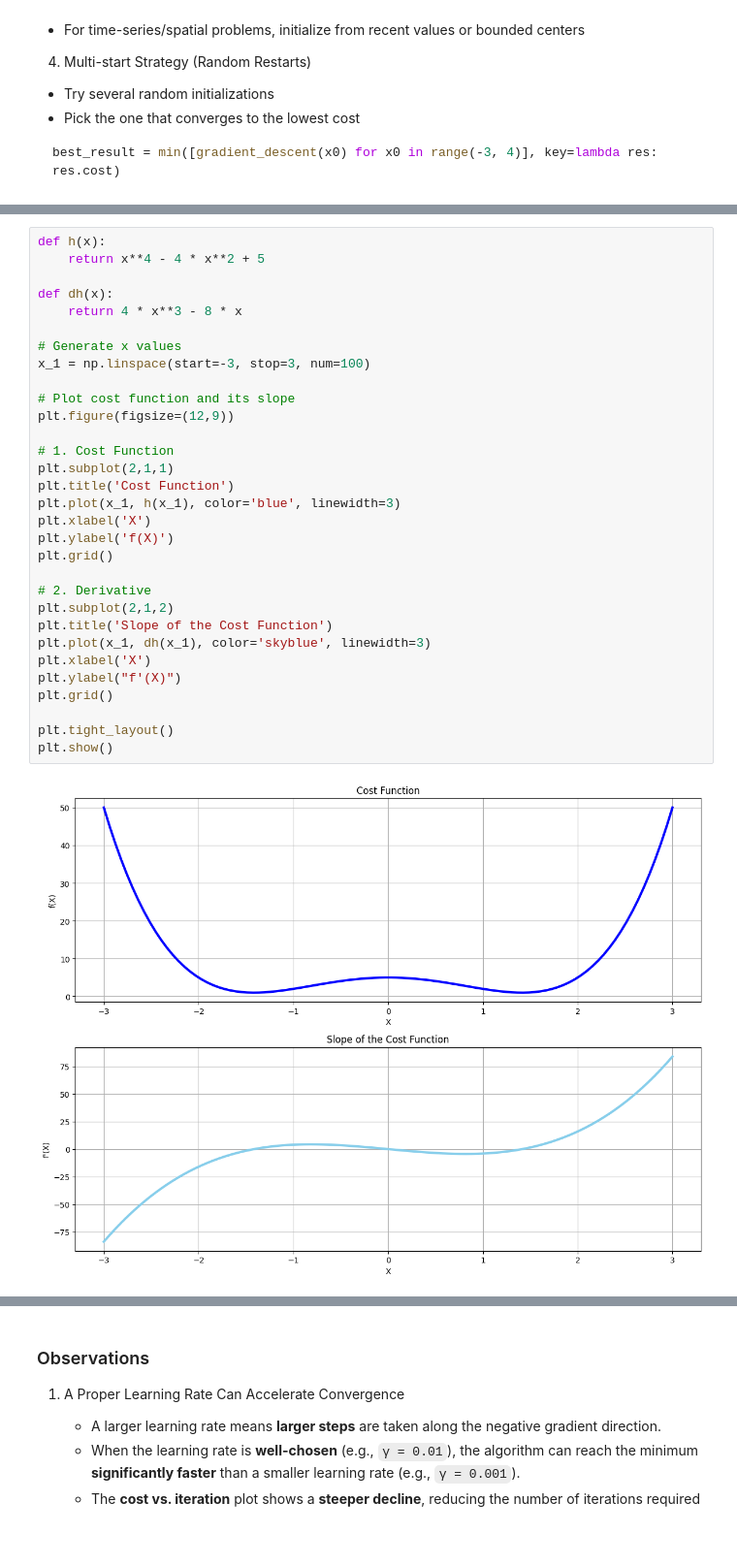
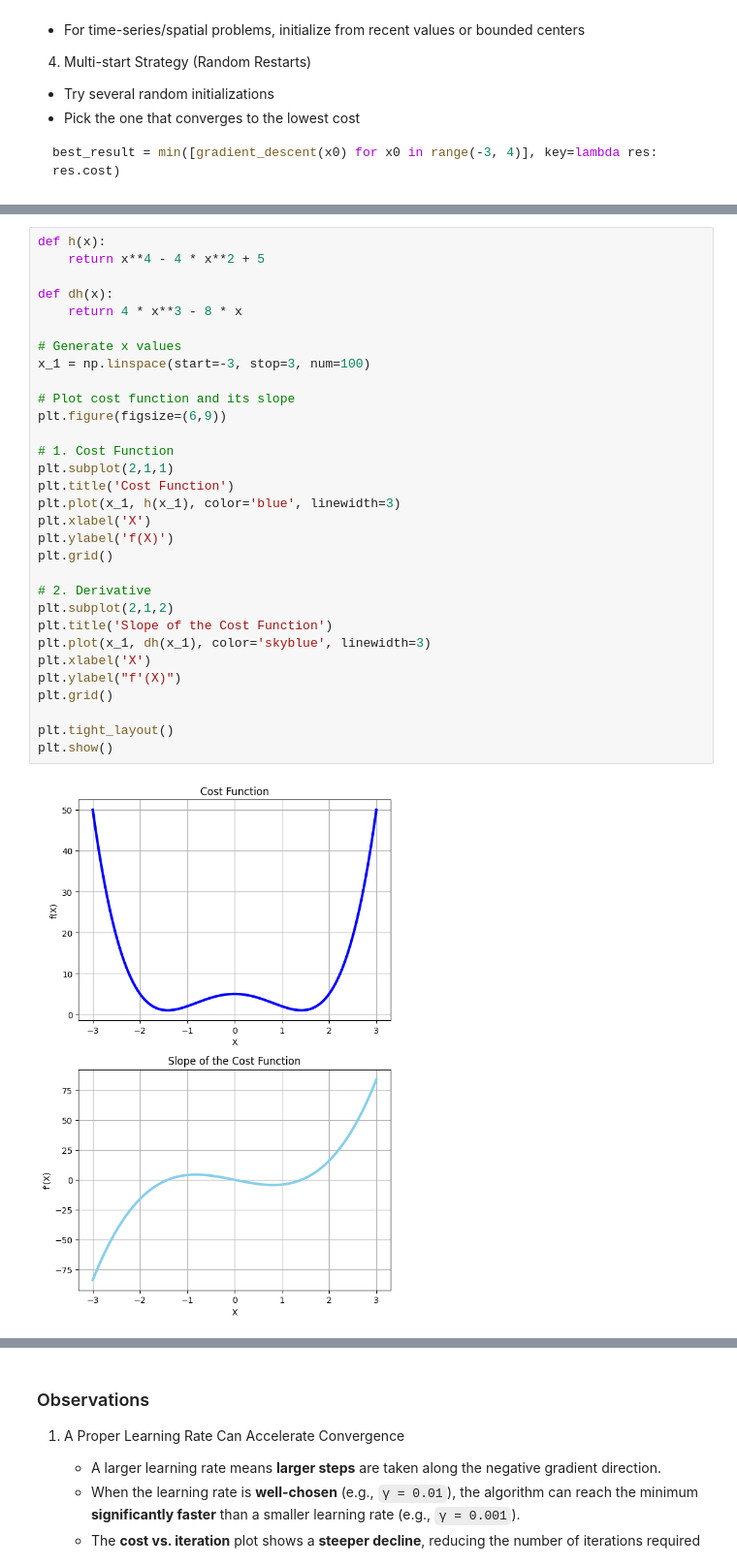
Before and after one commit to alextianyf/Gradient-Descent-Insights-into-Behavior-and-Optimization-Challenges, a Jupyter notebook: discussion.ipynb, the cells around one changed output, grey strips where cells are left out. Shown at 97% size. Drawn from its saved outputs; the diff is of its cells as text; blank space fills up the shorter version.

```diff
--- a/discussion.ipynb
+++ b/discussion.ipynb
@@ -344,35 +478,35 @@ The learning rate $\alpha$(alpha) or $ \gamma $(gamma) controls how large each u
 def h(x):
     return x**4 - 4 * x**2 + 5
 
 def dh(x):
     return 4 * x**3 - 8 * x
 
 # Generate x values
 x_1 = np.linspace(start=-3, stop=3, num=100)
 
 # Plot cost function and its slope
-plt.figure(figsize=(12,9))
+plt.figure(figsize=(6,9))
 
 # 1. Cost Function
 plt.subplot(2,1,1)
 plt.title('Cost Function')
 plt.plot(x_1, h(x_1), color='blue', linewidth=3)
 plt.xlabel('X')
 plt.ylabel('f(X)')
 plt.grid()
 
 # 2. Derivative
 plt.subplot(2,1,2)
 plt.title('Slope of the Cost Function')
 plt.plot(x_1, dh(x_1), color='skyblue', linewidth=3)
 plt.xlabel('X')
 plt.ylabel("f'(X)")
 plt.grid()
 
 plt.tight_layout()
 plt.show()
 # %% [output]
-[figure, old version]
+[figure, new version]
 # %%
 def gradient_descent(derivative_func, initial_guess, learning_rate=0.02, precision=0.001, max_iter=300):
     new_x = initial_guess
```
Also changed, not shown: parts of 19 cells of this notebook.
